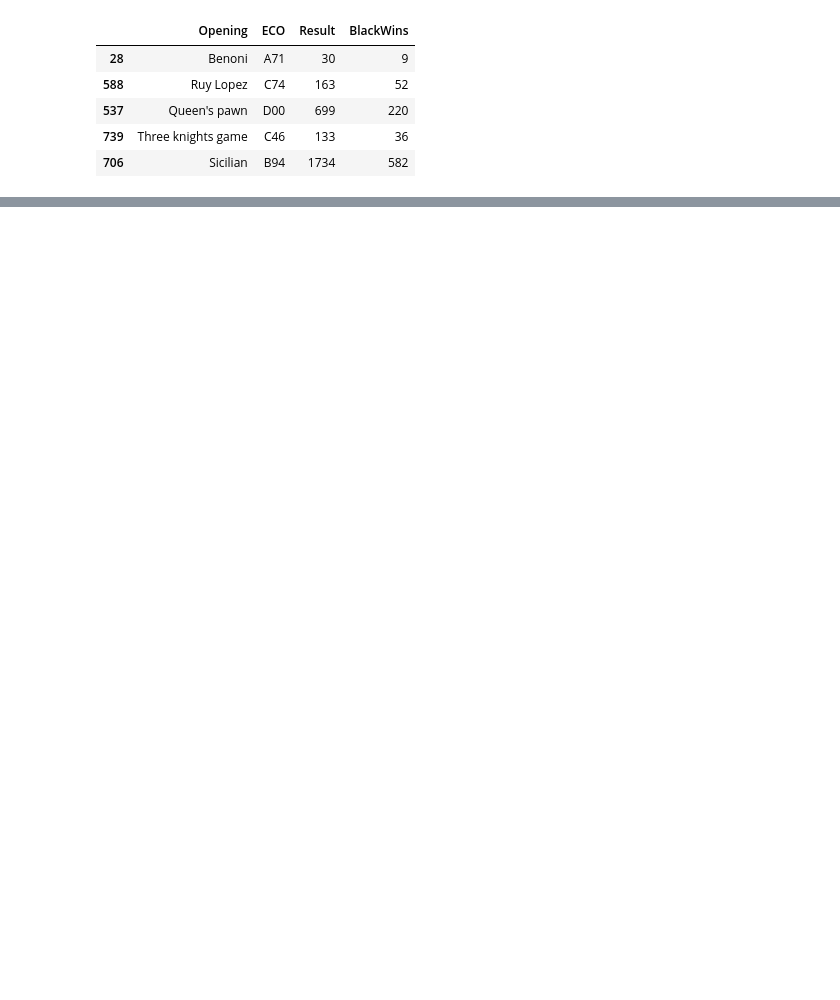
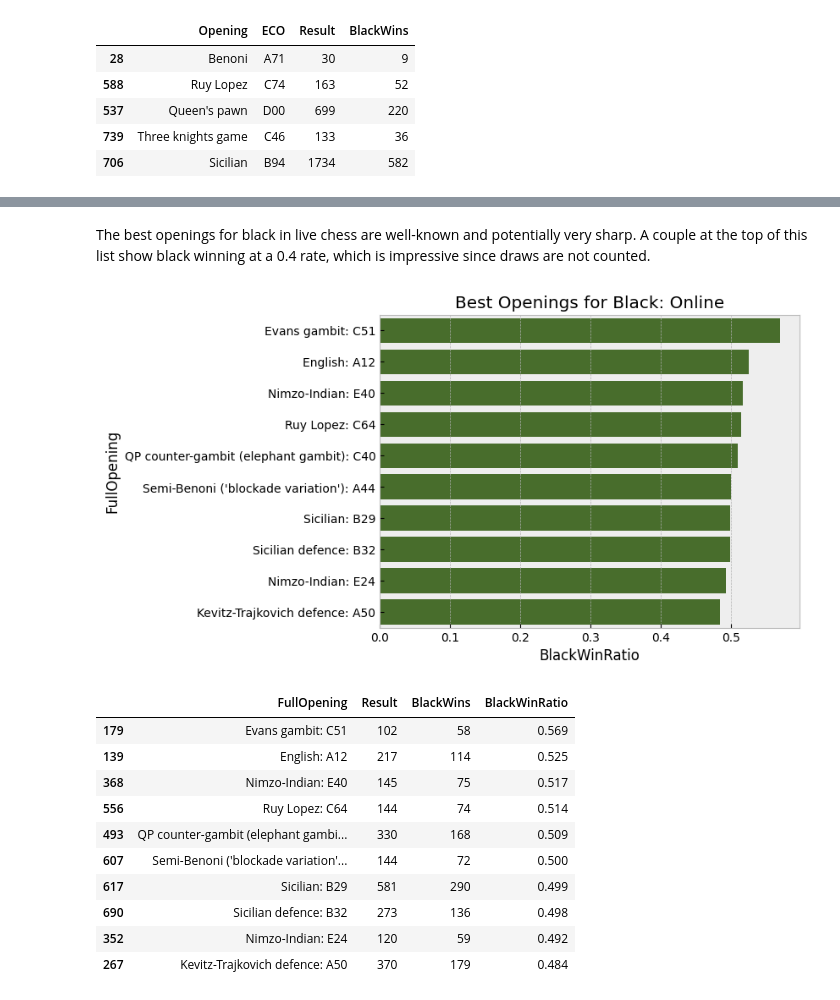
Before and after one commit to ameya932/Black-Chess-Openings-Analysis, a Jupyter notebook: Black_Openings_Chess.ipynb, the cells around one changed output, grey strips where cells are left out. Saved outputs shown, nothing was run; the diff lists cells and outputs as text; code cells hidden in the pictures; blank space fills up the shorter version.

```diff
--- a/Black_Openings_Chess.ipynb
+++ b/Black_Openings_Chess.ipynb
@@ -119,0 +143,23 @@ op_live.sample(5)
+# %% [markdown]
+The best openings for black in live chess are well-known and potentially very sharp. A couple at the top of this list show black winning at a 0.4 rate, which is impressive since draws are not counted.
+# %%
+op_online['BlackWinRatio'] = np.round(op_online['BlackWins'] / op_online['Result'], 3)
+op_online = op_online[op_online['Result'] > 100].sort_values(by = 'BlackWinRatio',ascending=False).head(10)
+op_online['FullOpening'] = op_online['Opening'] + ': ' + op_online['ECO']
+#op_online
+ax = sns.barplot(data=op_online, x='BlackWinRatio', y='FullOpening', orient = 'h',color=next(color_cycle)).set(title='Best Openings for Black: Online')
+plt.show()
+op_online[['FullOpening','Result','BlackWins','BlackWinRatio']]
+# %% [output]
+[figure, added]
+|  | FullOpening | Result | BlackWins | BlackWinRatio |
+| 179 | Evans gambit: C51 | 102 | 58 | 0.569 |
+| 139 | English: A12 | 217 | 114 | 0.525 |
+| 368 | Nimzo-Indian: E40 | 145 | 75 | 0.517 |
+| 556 | Ruy Lopez: C64 | 144 | 74 | 0.514 |
+| 493 | QP counter-gambit (elephant gambi... | 330 | 168 | 0.509 |
+| 607 | Semi-Benoni ('blockade variation'... | 144 | 72 | 0.500 |
+| 617 | Sicilian: B29 | 581 | 290 | 0.499 |
+| 690 | Sicilian defence: B32 | 273 | 136 | 0.498 |
+| 352 | Nimzo-Indian: E24 | 120 | 59 | 0.492 |
+| 267 | Kevitz-Trajkovich defence: A50 | 370 | 179 | 0.484 |
```
Also changed, not shown: parts of 5 cells of this notebook.
